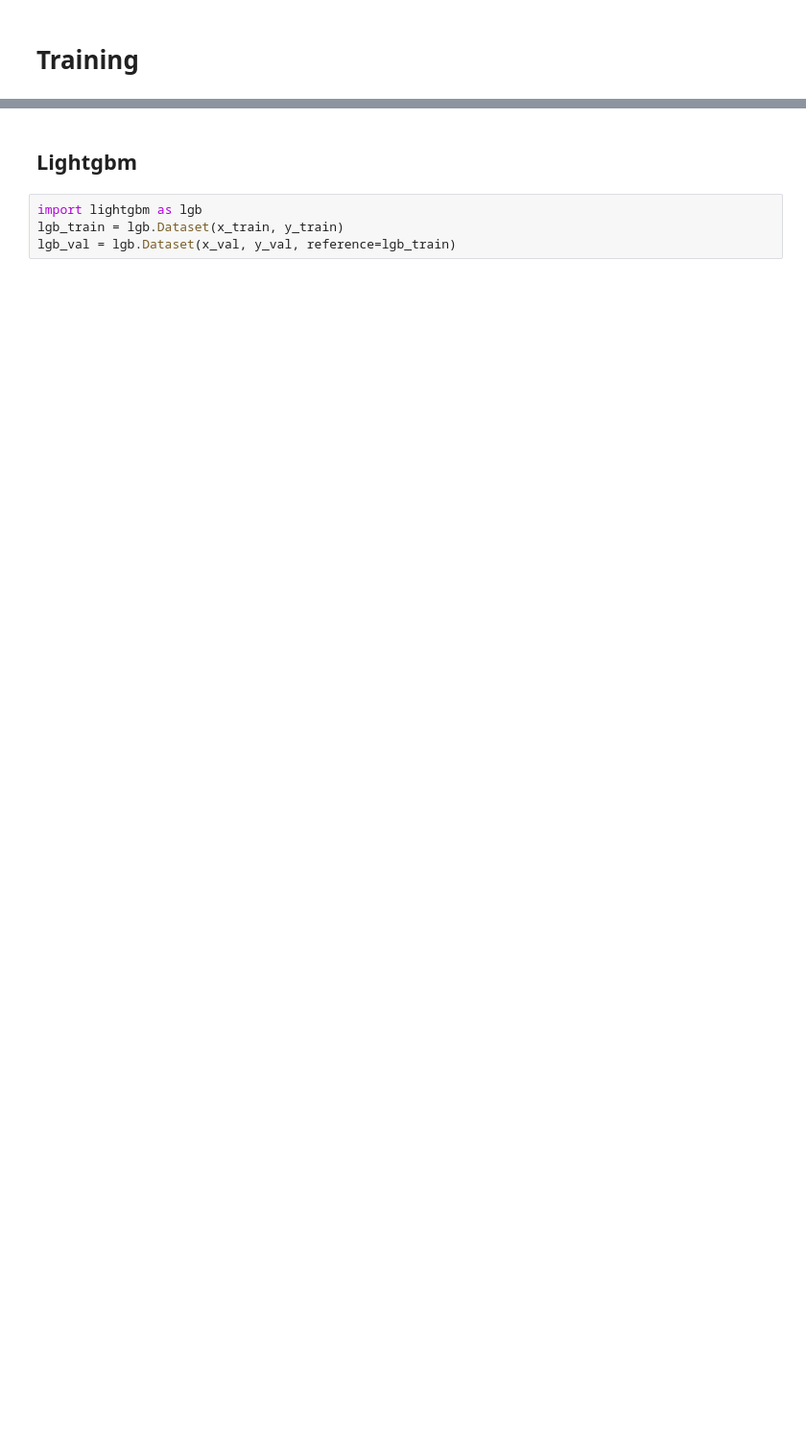
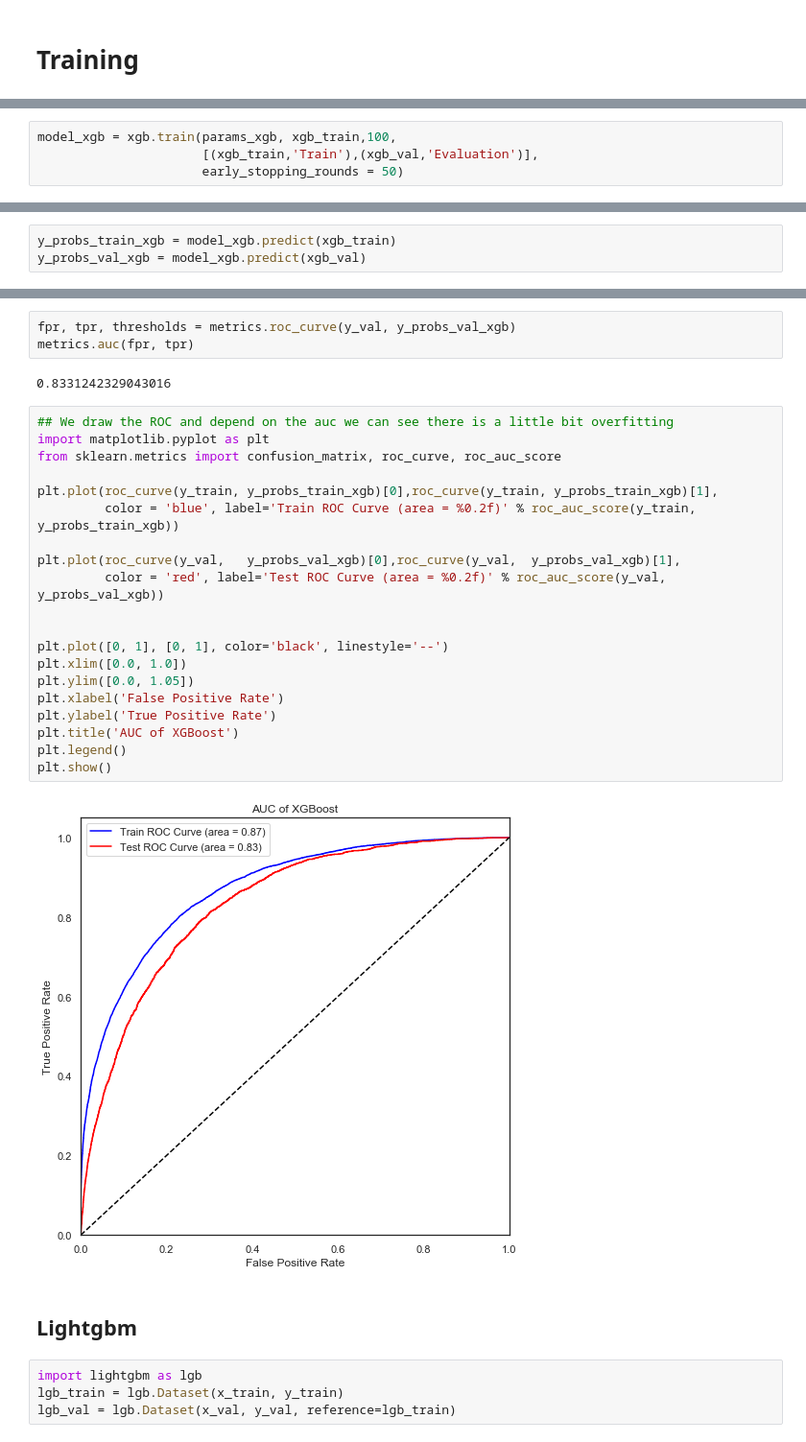
Before and after one commit to ILing82816/ds_surgery_proj, a Jupyter notebook: PythonLab-Main.ipynb, the cells around one changed output, grey strips where cells are left out. Shown: that part at 96% size. Saved outputs shown, nothing was run; the diff lists cells and outputs as text; blank space fills up the shorter version.

```diff
--- a/PythonLab-Main.ipynb
+++ b/PythonLab-Main.ipynb
@@ -182,0 +284,4 @@ x_train, x_val, y_train, y_val = train_test_split(X_train, Y_train, test_size =
+# %%
+model_xgb = xgb.train(params_xgb, xgb_train,100,
+                      [(xgb_train,'Train'),(xgb_val,'Evaluation')],
+                      early_stopping_rounds = 50)
@@ -182,0 +306,3 @@ x_train, x_val, y_train, y_val = train_test_split(X_train, Y_train, test_size =
+# %%
+y_probs_train_xgb = model_xgb.predict(xgb_train)
+y_probs_val_xgb = model_xgb.predict(xgb_val)
@@ -183,3 +315,30 @@ x_train, x_val, y_train, y_val = train_test_split(X_train, Y_train, test_size =
+# %%
+fpr, tpr, thresholds = metrics.roc_curve(y_val, y_probs_val_xgb)
+metrics.auc(fpr, tpr)
+# %% [output]
+0.8331242329043016
+# %%
+## We draw the ROC and depend on the auc we can see there is a little bit overfitting
+import matplotlib.pyplot as plt
+from sklearn.metrics import confusion_matrix, roc_curve, roc_auc_score
+
+plt.plot(roc_curve(y_train, y_probs_train_xgb)[0],roc_curve(y_train, y_probs_train_xgb)[1],
+         color = 'blue', label='Train ROC Curve (area = %0.2f)' % roc_auc_score(y_train, y_probs_train_xgb))
+
+plt.plot(roc_curve(y_val,   y_probs_val_xgb)[0],roc_curve(y_val,  y_probs_val_xgb)[1],
+         color = 'red', label='Test ROC Curve (area = %0.2f)' % roc_auc_score(y_val,  y_probs_val_xgb))
+
+
+plt.plot([0, 1], [0, 1], color='black', linestyle='--')
+plt.xlim([0.0, 1.0])
+plt.ylim([0.0, 1.05])
+plt.xlabel('False Positive Rate')
+plt.ylabel('True Positive Rate')
+plt.title('AUC of XGBoost')
+plt.legend()
+plt.show()
+# %% [output]
+[figure, added]
 # %% [markdown]
 ## Lightgbm
 # %%
```
Also changed, not shown: parts of 104 cells of this notebook, 5 other files.
